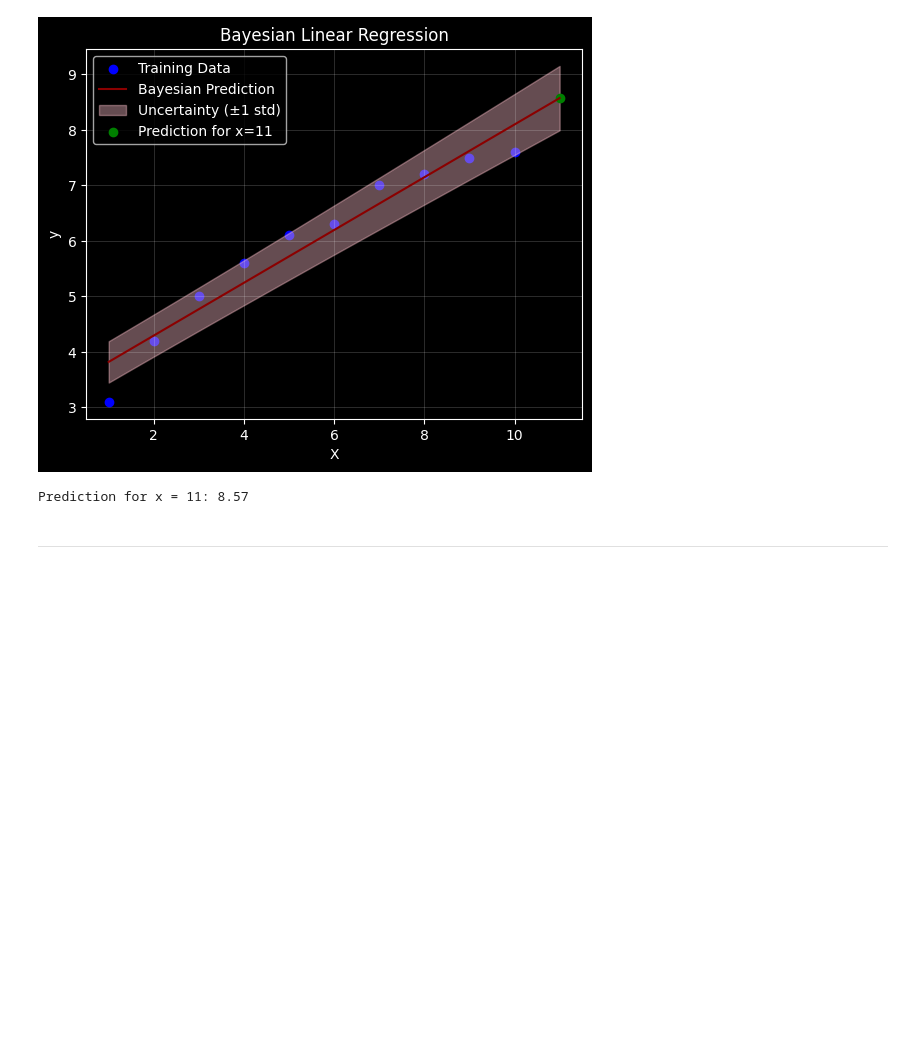
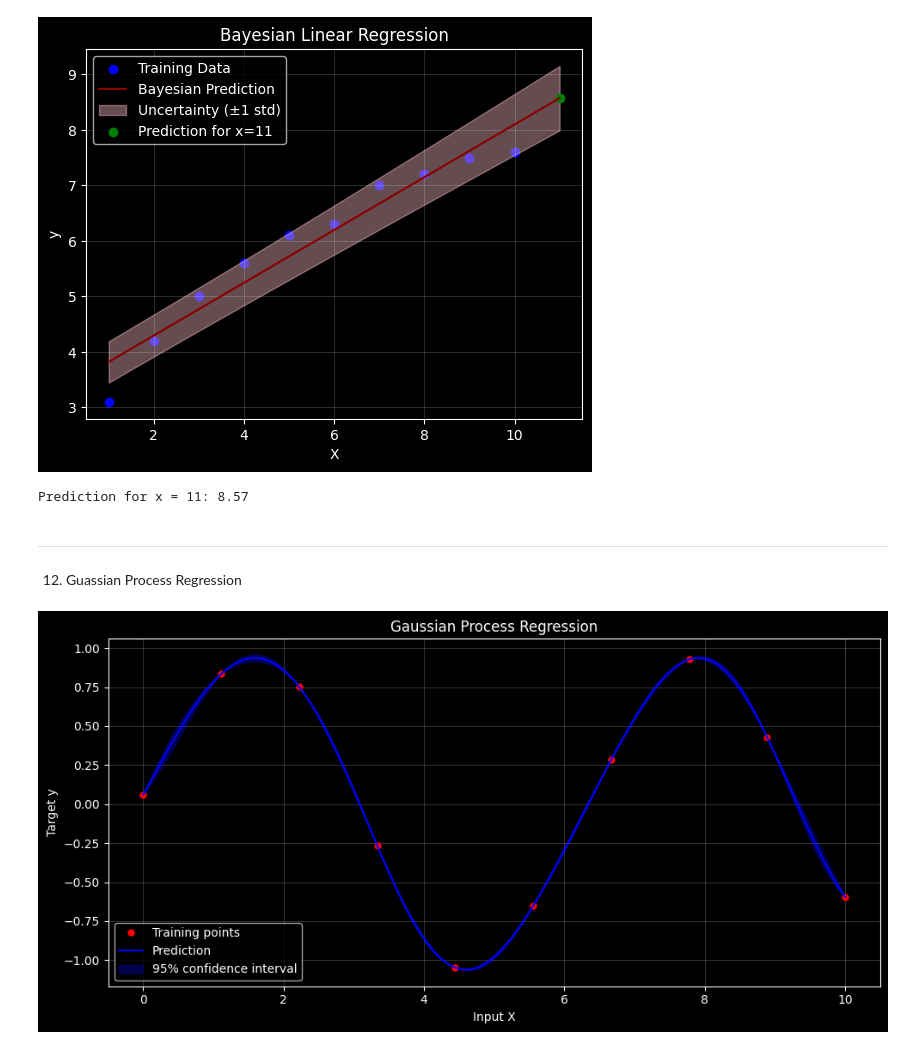
Before and after one commit to haroontrailblazer/Machine_Learning, a Jupyter notebook: Supervised Learning/Regression/Regression Outputs.ipynb, the cells around one changed output. Drawn from its saved outputs; the diff is of its cells as text; code cells hidden in the pictures; blank space fills up the shorter version.

```diff
--- a/Supervised Learning/Regression/Regression Outputs.ipynb
+++ b/Supervised Learning/Regression/Regression Outputs.ipynb
@@ -674,3 +674,51 @@ print(f"Prediction for x = {sample[0][0]}: {pred[0]:.2f}")
 Prediction for x = 11: 8.57
 # %% [markdown]
 ---------
+# %% [markdown]
+12. Guassian Process Regression
+# %%
+import numpy as np
+import matplotlib.pyplot as plt
+from sklearn.gaussian_process import GaussianProcessRegressor
+from sklearn.gaussian_process.kernels import RBF, ConstantKernel as C
+
+# Sample training data
+X = np.atleast_2d(np.linspace(0, 10, 10)).T
+y = np.sin(X).ravel()
+
+# Add noise to targets
+y += 0.2 * (0.5 - np.random.rand(y.shape[0]))
+
+# Define kernel and model
+kernel = C(1.0, (1e-3, 1e3)) * RBF(1.0, (1e-2, 1e2))
+gp = GaussianProcessRegressor(kernel=kernel, n_restarts_optimizer=10)
+
+# Fit model
+gp.fit(X, y)
+
+# Predict
+X_pred = np.atleast_2d(np.linspace(0, 10, 1000)).T
+y_pred, sigma = gp.predict(X_pred, return_std=True)
+
+# Plot
+plt.style.use('dark_background')
+plt.figure(figsize=(10, 5))
+plt.plot(X, y, 'r.', markersize=10, label='Training points')
+plt.plot(X_pred, y_pred, 'b-', label='Prediction')
+plt.fill_between(
+    X_pred.ravel(),
+    y_pred - 1.96 * sigma,
+    y_pred + 1.96 * sigma,
+    alpha=0.3,
+    color='blue',
+    label='95% confidence interval'
+)
+plt.title("Gaussian Process Regression")
+plt.xlabel("Input X")
+plt.ylabel("Target y")
+plt.legend()
+plt.grid(alpha=0.3, linewidth=0.5)
+plt.tight_layout()
+plt.show()
+# %% [output]
+[figure, added]
```
